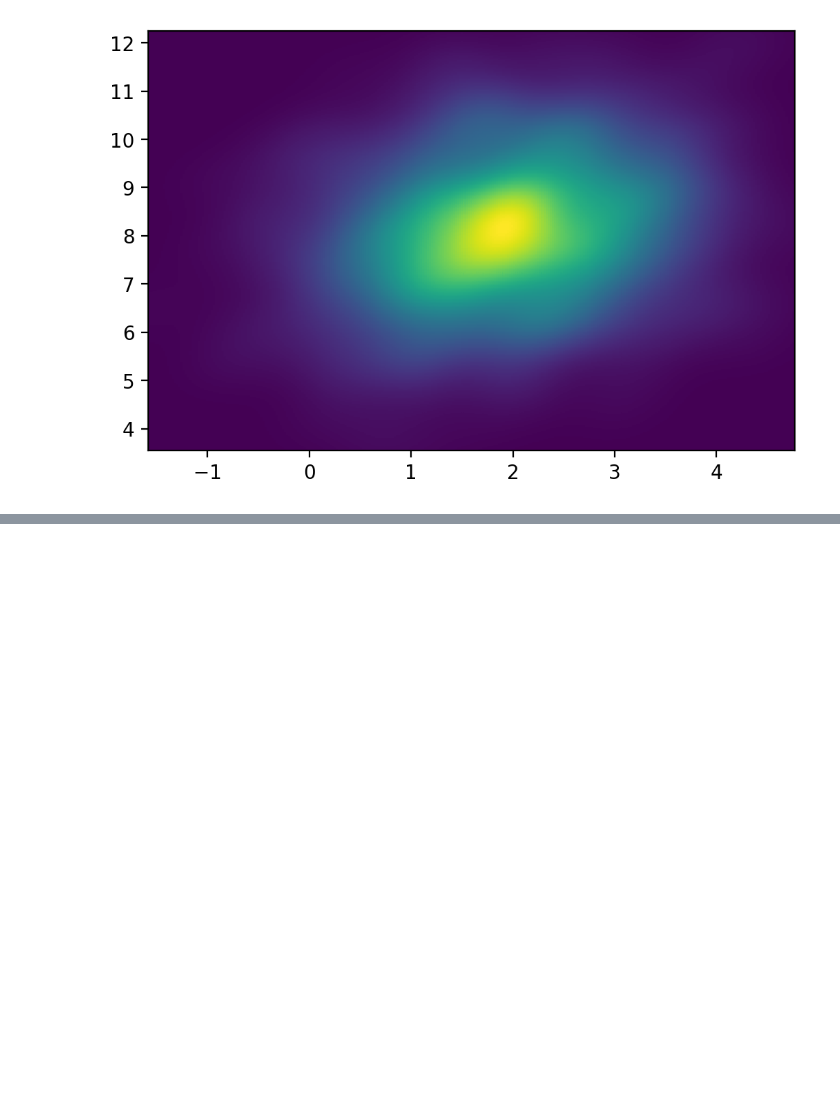
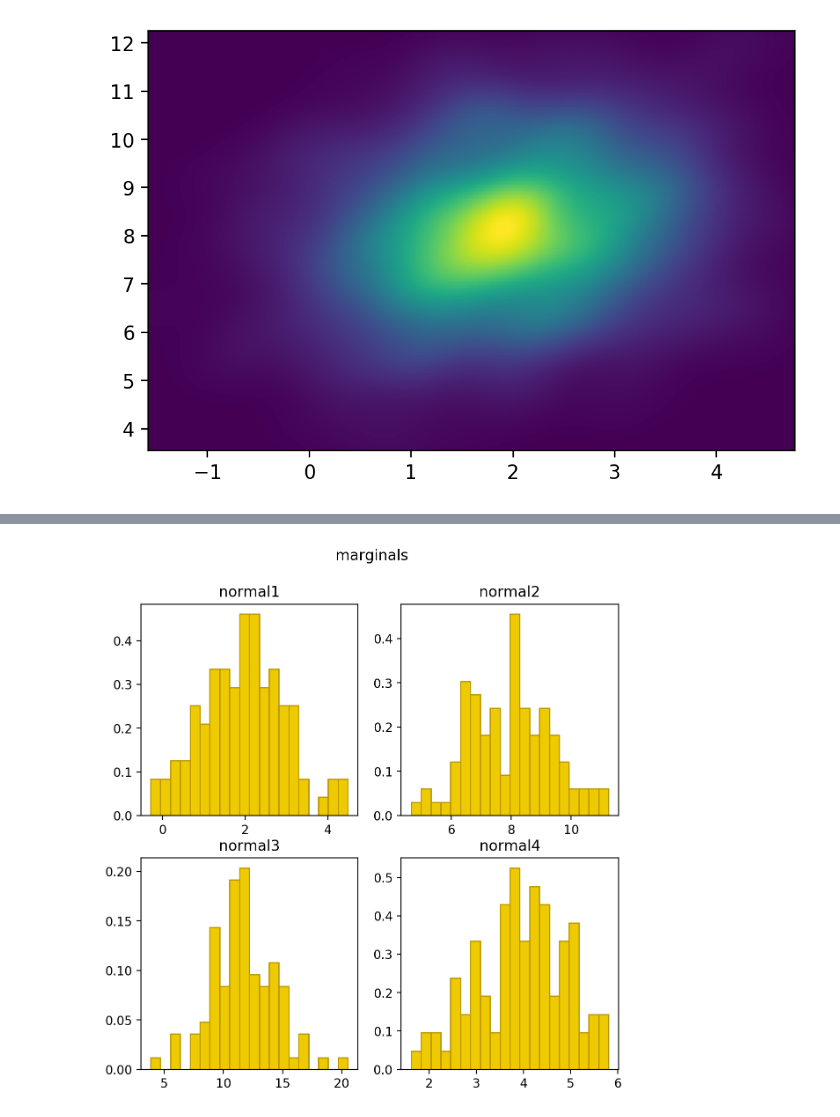
Before and after one commit to MarcinGuziorHombre/Data-Analytics, a Jupyter notebook: lab3/lab3.ipynb, the cells around one changed output, grey strips where cells are left out. Saved outputs shown, nothing was run; the diff lists cells and outputs as text; code cells hidden in the pictures; blank space fills up the shorter version.

```diff
--- a/lab3/lab3.ipynb
+++ b/lab3/lab3.ipynb
@@ -392,3 +451,13 @@ plt.pcolormesh(xi, yi, zi.reshape(xi.shape))
 plt.show()
 # %% [output]
 [figure]
+# %%
+# Create stan model for 4 normal distributions at the same time
+
+normal_4 = stan_utility.compile_model('stan_model/normal4.stan')
+
+mu = [2, 8, 12, 4]
+sigma = [[1, 0.3, 0.5, 0.7],
+         [0.3, 2, 0.8, 0.2],
+         [0.5, 0.8, 12, 0.3],
+         [0.7, 0.2, 0.3, 1]]
@@ -394,0 +466,58 @@ plt.show()
+# %%
+
+
+R1=100
+sim_nm1=normal_4.sampling(data={'mu':mu, 'sigma':sigma},
+                      algorithm="Fixed_param",
+                      iter=R1,
+                      warmup=0,
+                      chains=1,
+                      seed=29042020)
+# %%
+params1 = sim_nm1.extract()
+result = params1['result']
+result = result.T
+
+fig, axes = plt.subplots(2, 2, figsize=(7, 7))
+
+fig.suptitle('marginals',x= 0.5,y=0.97, fontsize=12)
+
+ax1=axes[0][0]
+ax1.hist(result[0],
+         bins=20,
+         color=colors["dark"],
+         edgecolor=colors["dark_highlight"],
+         density=True)
+
+ax1.set_title(r'normal1')
+
+ax2=axes[0][1]
+ax2.hist(result[1],
+         bins=20,
+         color=colors["dark"],
+         edgecolor=colors["dark_highlight"],
+         density=True)
+
+ax2.set_title(r'normal2')
+
+ax2=axes[1][0]
+ax2.hist(result[2],
+         bins=20,
+         color=colors["dark"],
+         edgecolor=colors["dark_highlight"],
+         density=True)
+
+ax2.set_title(r'normal3')
+
+ax2=axes[1][1]
+ax2.hist(result[3],
+         bins=20,
+         color=colors["dark"],
+         edgecolor=colors["dark_highlight"],
+         density=True)
+
+ax2.set_title(r'normal4')
+
+plt.show()
+# %% [output]
+[figure, added]
```
Also changed, not shown: parts of 5 cells of this notebook, 4 other files.
